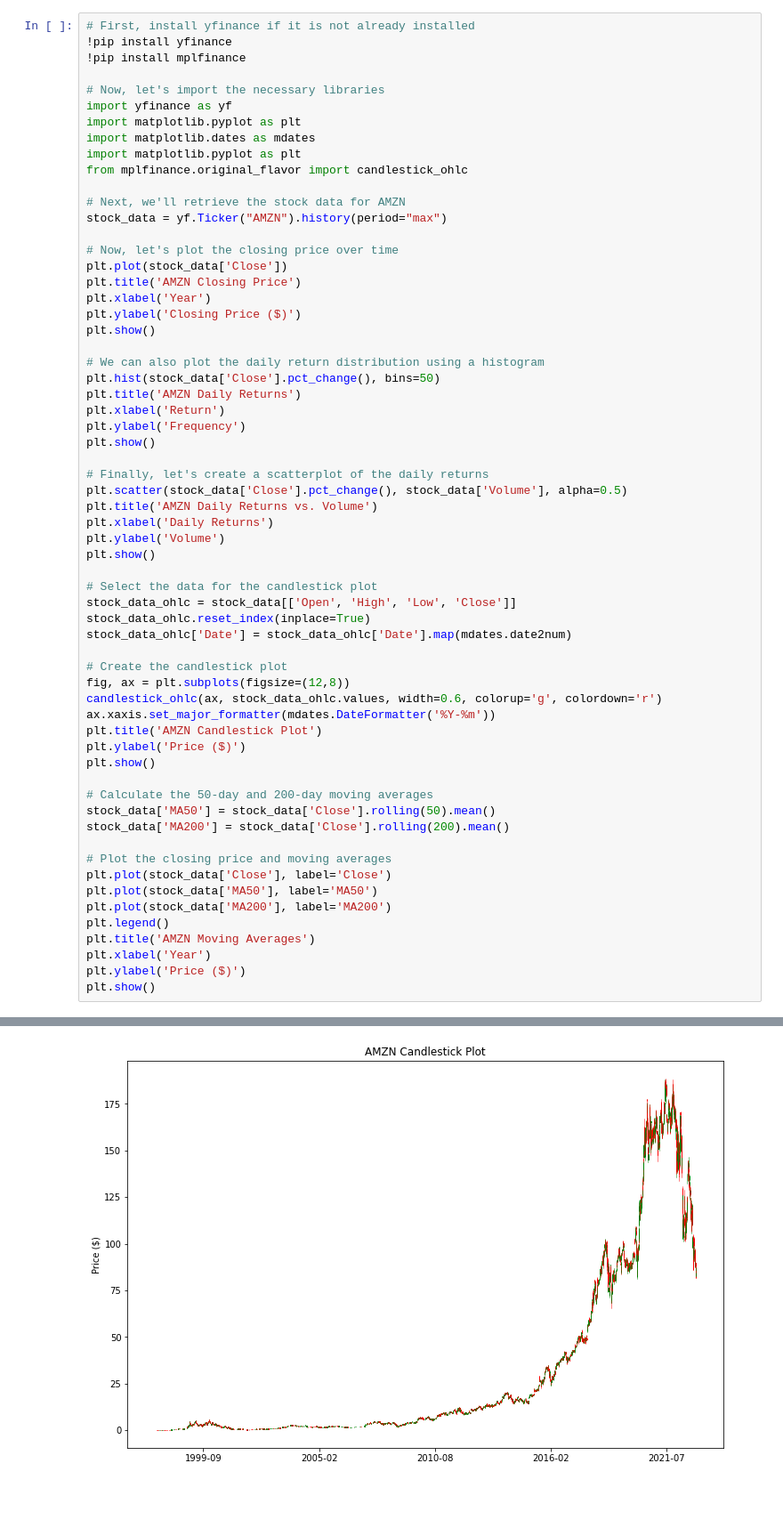
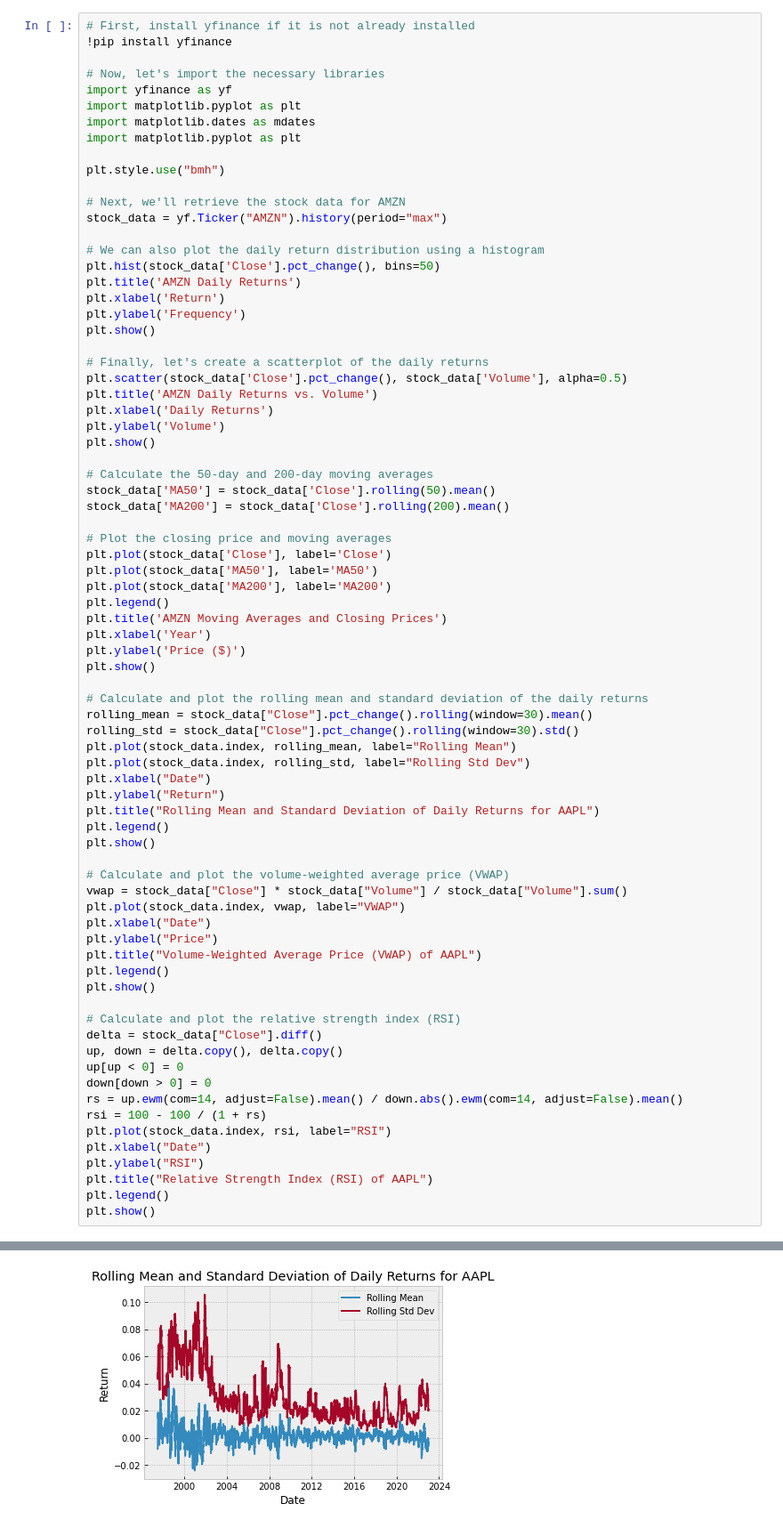
Before and after one commit to dibend/Jupyter, a Jupyter notebook: AMZN.ipynb, the cells around one changed output, grey strips where cells are left out. Shown: that part at 89% size. Cells and saved outputs as stored; diff of their text form; blank space fills up the shorter version.

```diff
--- a/AMZN.ipynb
+++ b/AMZN.ipynb
@@ -3,24 +3,17 @@
 # %%
 # First, install yfinance if it is not already installed
 !pip install yfinance
-!pip install mplfinance
 
 # Now, let's import the necessary libraries
 import yfinance as yf
 import matplotlib.pyplot as plt
 import matplotlib.dates as mdates
 import matplotlib.pyplot as plt
-from mplfinance.original_flavor import candlestick_ohlc
+
+plt.style.use("bmh")
 
 # Next, we'll retrieve the stock data for AMZN
 stock_data = yf.Ticker("AMZN").history(period="max")
-
-# Now, let's plot the closing price over time
-plt.plot(stock_data['Close'])
-plt.title('AMZN Closing Price')
-plt.xlabel('Year')
-plt.ylabel('Closing Price ($)')
-plt.show()
 
 # We can also plot the daily return distribution using a histogram
 plt.hist(stock_data['Close'].pct_change(), bins=50)
@@ -36,19 +29,6 @@ plt.xlabel('Daily Returns')
 plt.ylabel('Volume')
 plt.show()
 
-# Select the data for the candlestick plot
-stock_data_ohlc = stock_data[['Open', 'High', 'Low', 'Close']]
-stock_data_ohlc.reset_index(inplace=True)
-stock_data_ohlc['Date'] = stock_data_ohlc['Date'].map(mdates.date2num)
-
-# Create the candlestick plot
-fig, ax = plt.subplots(figsize=(12,8))
-candlestick_ohlc(ax, stock_data_ohlc.values, width=0.6, colorup='g', colordown='r')
-ax.xaxis.set_major_formatter(mdates.DateFormatter('%Y-%m'))
-plt.title('AMZN Candlestick Plot')
-plt.ylabel('Price ($)')
-plt.show()
-
 # Calculate the 50-day and 200-day moving averages
 stock_data['MA50'] = stock_data['Close'].rolling(50).mean()
 stock_data['MA200'] = stock_data['Close'].rolling(200).mean()
@@ -58,10 +38,44 @@ plt.plot(stock_data['Close'], label='Close')
 plt.plot(stock_data['MA50'], label='MA50')
 plt.plot(stock_data['MA200'], label='MA200')
 plt.legend()
-plt.title('AMZN Moving Averages')
+plt.title('AMZN Moving Averages and Closing Prices')
 plt.xlabel('Year')
 plt.ylabel('Price ($)')
 plt.show()
+
+# Calculate and plot the rolling mean and standard deviation of the daily returns
+rolling_mean = stock_data["Close"].pct_change().rolling(window=30).mean()
+rolling_std = stock_data["Close"].pct_change().rolling(window=30).std()
+plt.plot(stock_data.index, rolling_mean, label="Rolling Mean")
+plt.plot(stock_data.index, rolling_std, label="Rolling Std Dev")
+plt.xlabel("Date")
+plt.ylabel("Return")
+plt.title("Rolling Mean and Standard Deviation of Daily Returns for AAPL")
+plt.legend()
+plt.show()
+
+# Calculate and plot the volume-weighted average price (VWAP)
+vwap = stock_data["Close"] * stock_data["Volume"] / stock_data["Volume"].sum()
+plt.plot(stock_data.index, vwap, label="VWAP")
+plt.xlabel("Date")
+plt.ylabel("Price")
+plt.title("Volume-Weighted Average Price (VWAP) of AAPL")
+plt.legend()
+plt.show()
+
+# Calculate and plot the relative strength index (RSI)
+delta = stock_data["Close"].diff()
+up, down = delta.copy(), delta.copy()
+up[up < 0] = 0
+down[down > 0] = 0
+rs = up.ewm(com=14, adjust=False).mean() / down.abs().ewm(com=14, adjust=False).mean()
+rsi = 100 - 100 / (1 + rs)
+plt.plot(stock_data.index, rsi, label="RSI")
+plt.xlabel("Date")
+plt.ylabel("RSI")
+plt.title("Relative Strength Index (RSI) of AAPL")
+plt.legend()
+plt.show()
 # %% [output]
 Looking in indexes: https://pypi.org/simple, https://us-python.pkg.dev/colab-wheels/public/simple/
 Requirement already satisfied: yfinance in /usr/local/lib/python3.8/dist-packages (0.2.3)
@@ -91 +100 @@ See the caveats in the documentation: https://pandas.pydata.org/pandas-docs/stab
-[figure, old version]
+[figure, new version]
```
Also changed, not shown: parts of 1 cell of this notebook.
